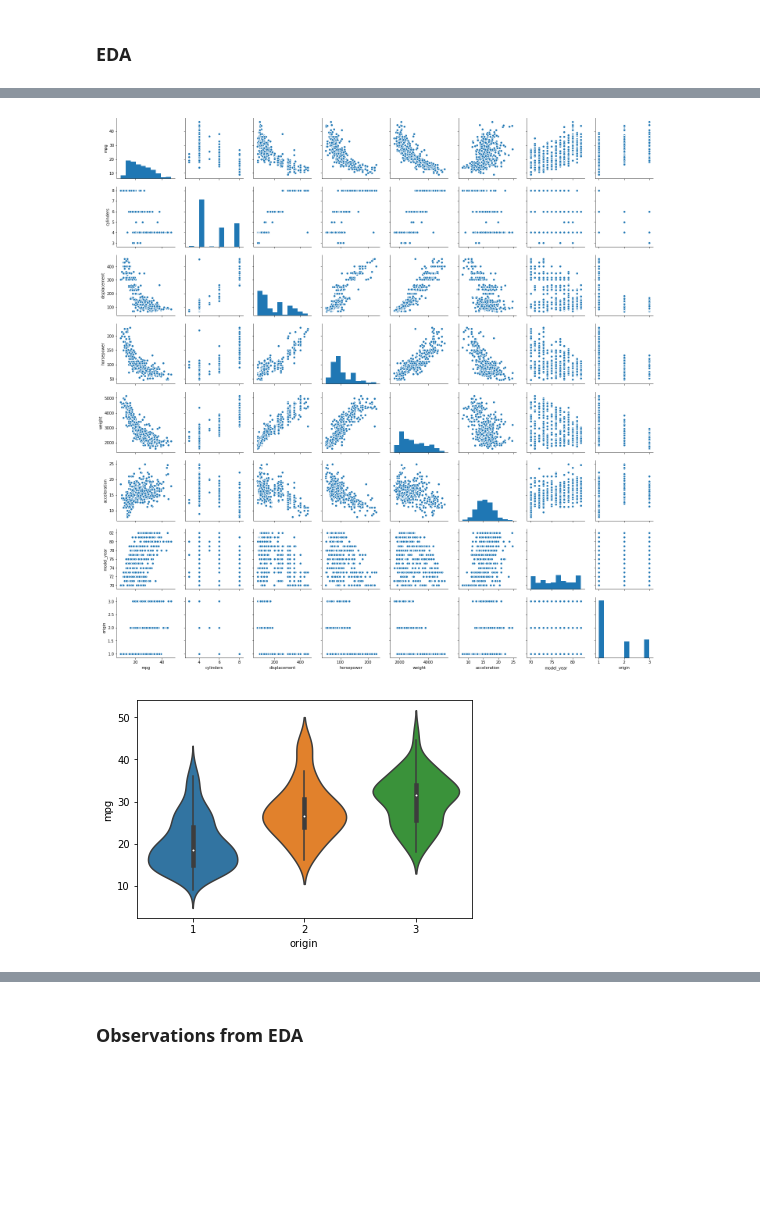
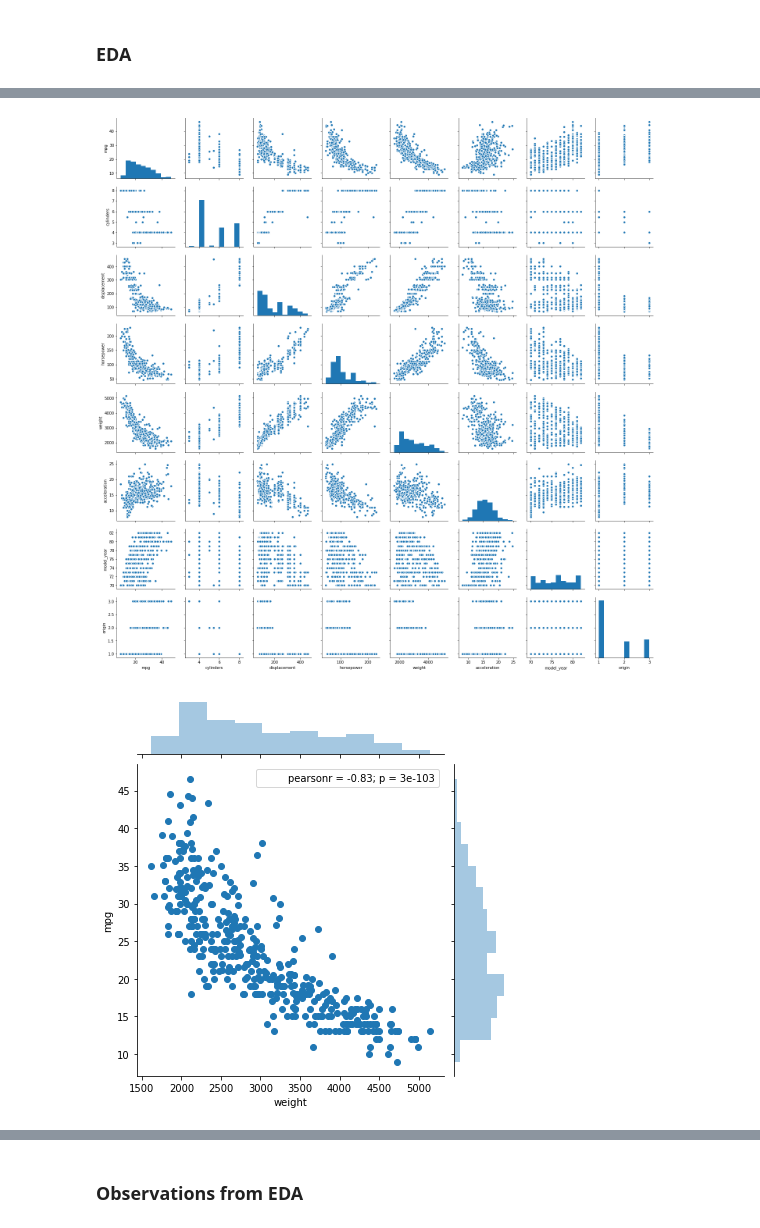
Before and after one commit to kykiefer/data_scripts, a Jupyter notebook: regression.ipynb, the cells around one changed output, grey strips where cells are left out. Cells and saved outputs as stored; diff of their text form; code cells hidden in the pictures; blank space fills up the shorter version.

```diff
--- a/regression.ipynb
+++ b/regression.ipynb
@@ -71,8 +103,11 @@ df.loc[df['cylinders'].isnull()]
 | 6 | 14.0 | NaN | 454.0 | 220.0 | 4354 | 9.0 | 70 | 1 | chevrolet impala |
 | 23 | 26.0 | NaN | 121.0 | 113.0 | 2234 | 12.5 | 70 | 2 | bmw 2002 |
 # %%
-# fill with value (mean, median, mode, etc.)
-df['cylinders'].fillna(df['cylinders'].median(), inplace=True)
-df['horsepower'].fillna(df['horsepower'].mean(), inplace=True)
+# # fill with value (mean, median, mode, etc.)
+# df['cylinders'].fillna(df['cylinders'].median(), inplace=True)
+# df['horsepower'].fillna(df['horsepower'].mean(), inplace=True)
 
-# KNN or regression imputation
+# # KNN or regression imputation
+
+# or fill all missing values with mean of column
+df.fillna(df.mean(axis=0), inplace=True);
@@ -107,8 +161,10 @@ df.describe()
 # %%
-sns.pairplot(df);
+sns.pairplot(df)
+plt.show()
 # %% [output]
-[figure, old version]
+[figure, new version]
 # %%
-sns.violinplot(x=df['origin'], y=df['mpg']);
+sns.jointplot(x=df['weight'], y=df['mpg'])
+plt.show()
 # %% [output]
-[figure, old version]
+[figure, new version]
```
Also changed, not shown: parts of 40 cells of this notebook, 1 other file.
